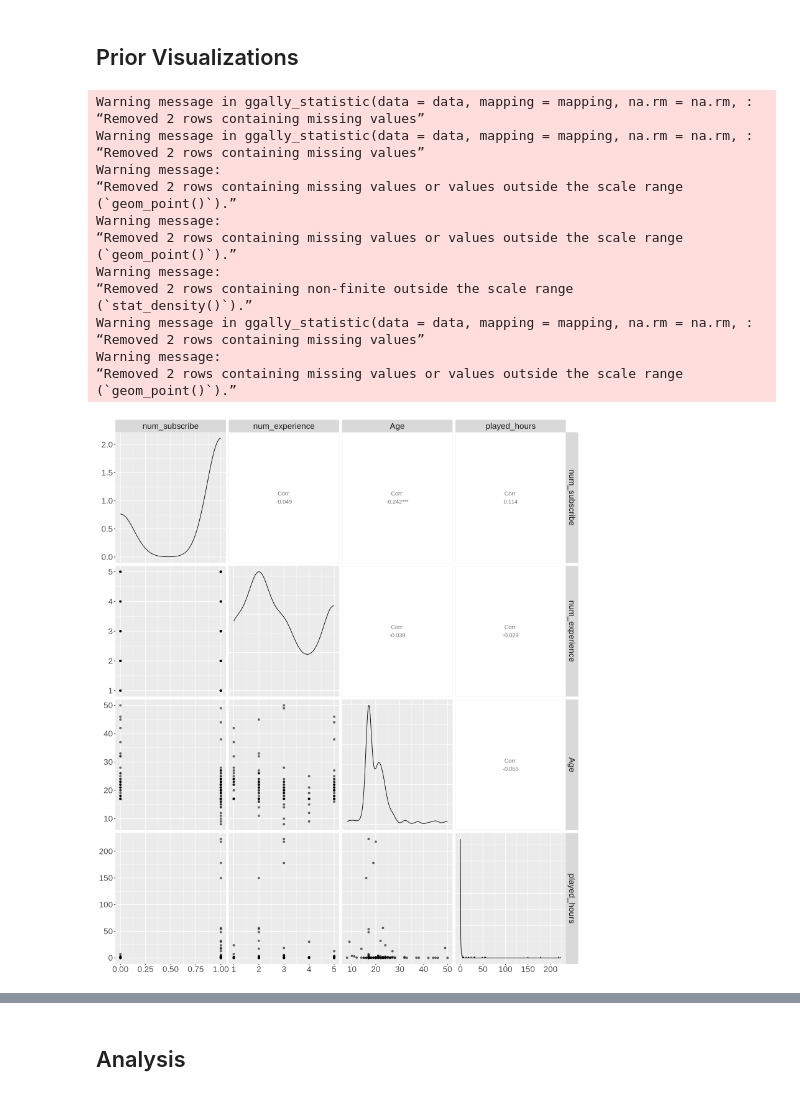
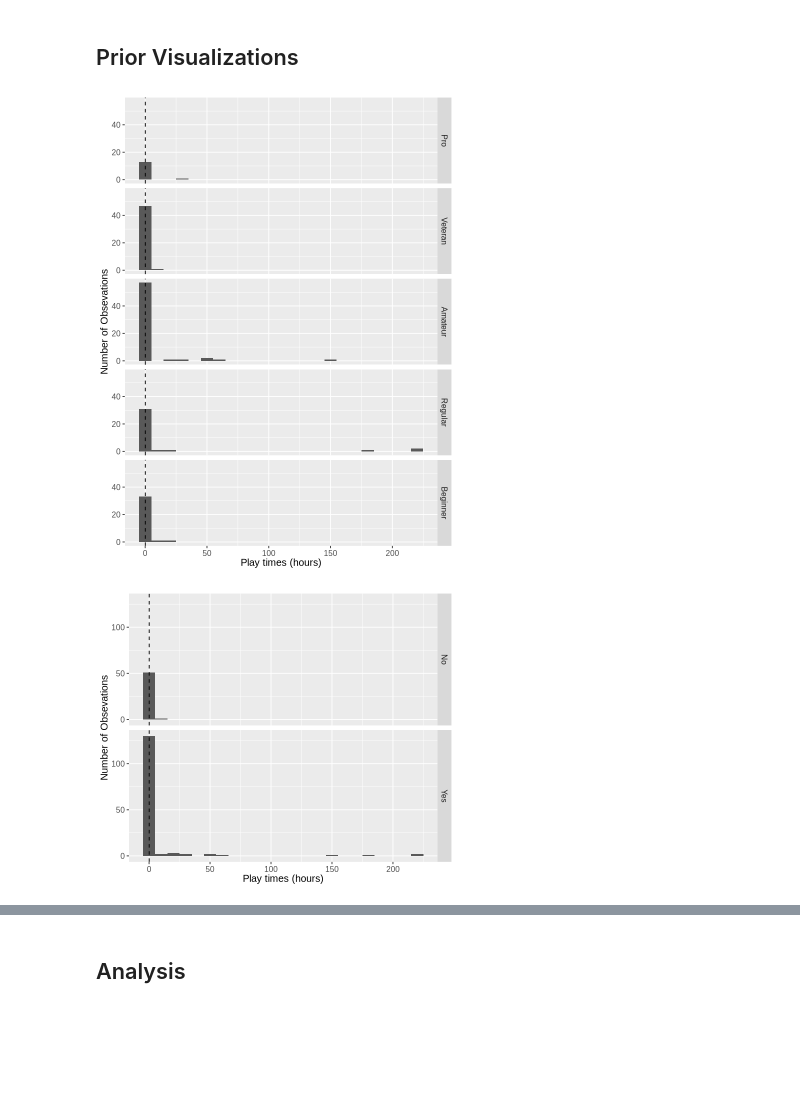
Before and after one commit to ryyuerber/DSCI100_Group_26_Final_Proj, a Jupyter notebook: ProjectWork.ipynb, the cells around one changed output, grey strips where cells are left out. Drawn from its saved outputs; the diff is of its cells as text; code cells hidden in the pictures; blank space fills up the shorter version.

Commit message:
new plots

```diff
--- a/ProjectWork.ipynb
+++ b/ProjectWork.ipynb
@@ -163,28 +153,35 @@ players_fn <- select(players_numericalized, Age, num_subscribe, num_experience,
-# %%
-options(repr.plot.height = 15, repr.plot.width = 13)
-
-credit_pairplot <- players_fn |>
-    select(num_subscribe, num_experience, Age, played_hours) |>
-    ggpairs(mapping = aes(alpha = 0.3)) +
-    theme(text = element_text(size = 20))
-credit_pairplot
-# %% [output]
-Warning message in ggally_statistic(data = data, mapping = mapping, na.rm = na.rm, :
-“Removed 2 rows containing missing values”
-Warning message in ggally_statistic(data = data, mapping = mapping, na.rm = na.rm, :
-“Removed 2 rows containing missing values”
-Warning message:
-“Removed 2 rows containing missing values or values outside the scale range
-(`geom_point()`).”
-Warning message:
-“Removed 2 rows containing missing values or values outside the scale range
-(`geom_point()`).”
-Warning message:
-“Removed 2 rows containing non-finite outside the scale range
-(`stat_density()`).”
-Warning message in ggally_statistic(data = data, mapping = mapping, na.rm = na.rm, :
-“Removed 2 rows containing missing values”
-Warning message:
-“Removed 2 rows containing missing values or values outside the scale range
-(`geom_point()`).”
-[figure, removed]
+# %%
+options(repr.plot.height = 8, repr.plot.width = 6)
+
+exp_hrs_hist <- ggplot(players_raw, aes(played_hours)) +
+    geom_histogram(binwidth = 10) +
+    geom_vline(xintercept = 0.1, linetype = "dashed") +
+    facet_grid(rows = vars(experience)) +
+    labs(x = "Play times (hours)",
+       y = "Number of Obsevations",
+       fill = "Level of Experience") +
+    theme(text = element_text(size = 12))
+
+
+sub_hrs_hist <- ggplot(players_raw, aes(played_hours)) +
+    geom_histogram(binwidth = 10) +
+    geom_vline(xintercept = 0.1, linetype = "dashed") +
+    facet_grid(rows = vars(subscribe)) +
+    labs(x = "Play times (hours)",
+       y = "Number of Obsevations",
+       fill = "Subscribe the game newsletter") +
+    theme(text = element_text(size = 12))
+
+age_hrs_hist <- ggplot(players_raw, aes(x = Age, y = played_hours)) +
+    geom_point() +
+    labs(x = "Age", y = "Play times (hours)",) +
+    theme(text = element_text(size = 12))
+# %%
+exp_hrs_hist
+# %% [output]
+[figure, added]
+# %%
+options(repr.plot.height = 5, repr.plot.width = 6)
+sub_hrs_hist
+# %% [output]
+[figure, added]
```
Also changed, not shown: parts of 3 cells of this notebook.
